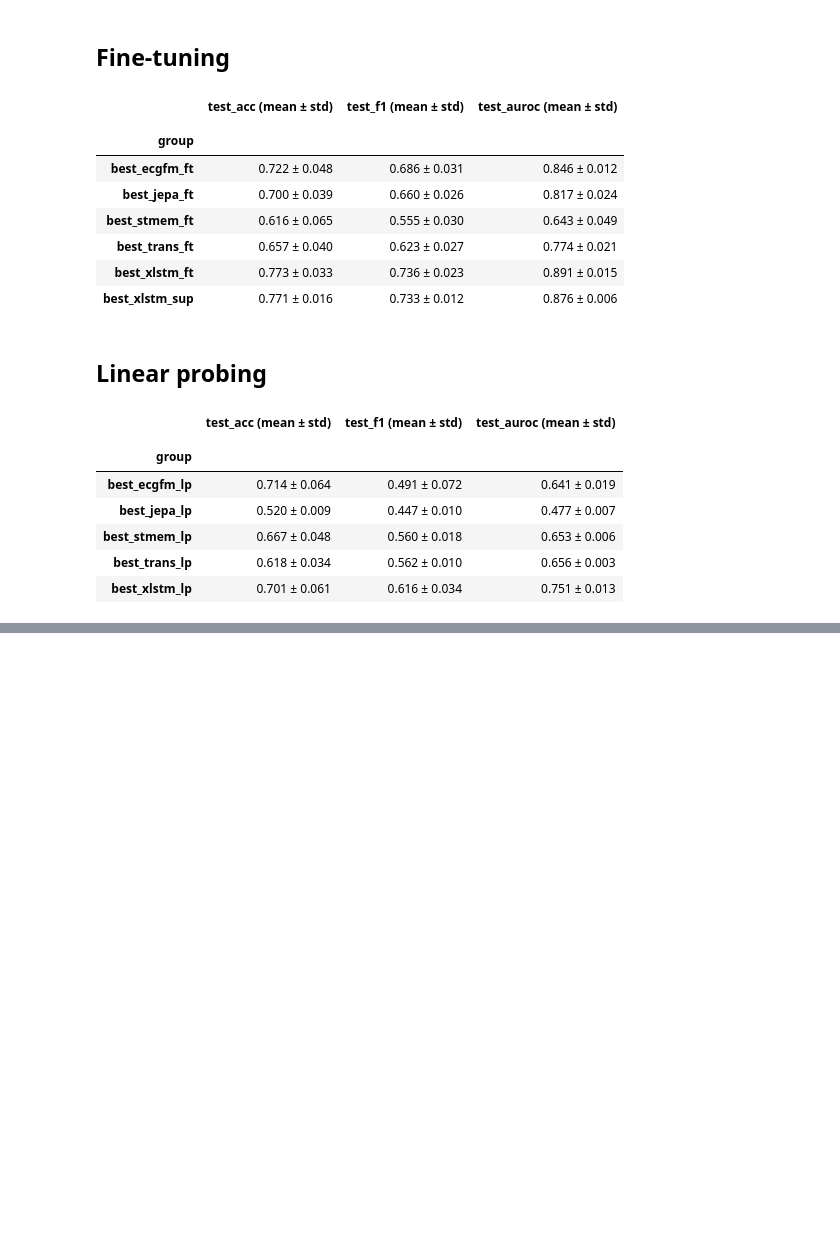
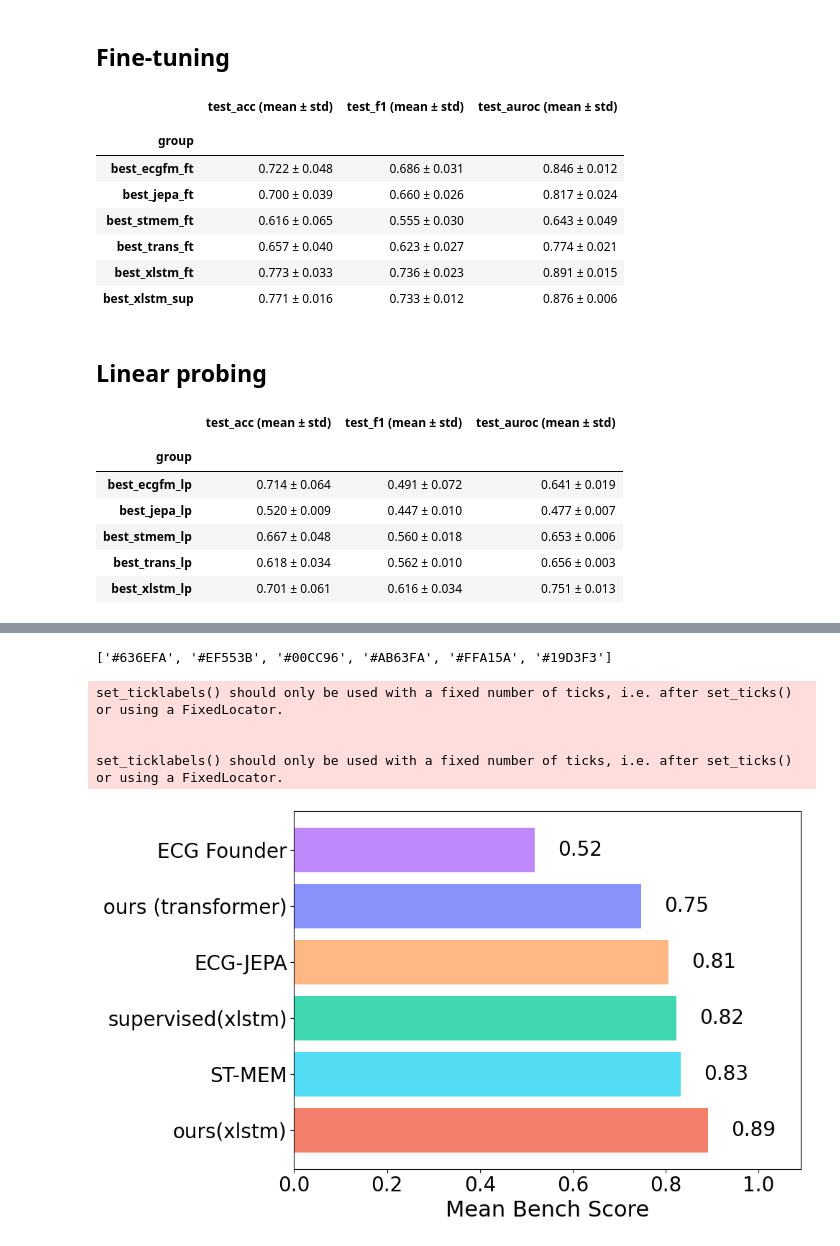
Before and after one commit to Lobster1911/bench-xecg-indian-benchmark, a Jupyter notebook: metrics.ipynb, the cells around one changed output, grey strips where cells are left out. Cells and saved outputs as stored; diff of their text form; code cells hidden in the pictures; blank space fills up the shorter version.

```diff
--- a/metrics.ipynb
+++ b/metrics.ipynb
@@ -84,12 +84,14 @@ def style_mean_column(col):
         else:
             styles.append("")
     return styles
+# %%
+ft_groups = ['best_ecgfm_ft', 'best_jepa_ft', 'best_stmem_ft', 'best_trans_ft', 'best_xlstm_ft', 'best_xlstm_sup']
 # %% [markdown]
 # PTB-XL metrics
 # %%
 metrics = ["test_acc", "test_f1", "test_auroc", "test_auprc"]
-records = get_records("train-ptbxl-diagnosis_superclass-multilabel", metrics=metrics)
-formatted_df = get_dataframe_from_records(records)
+records_ptb_xl = get_records("train-ptbxl-diagnosis_superclass-multilabel", metrics=metrics)
+formatted_df = get_dataframe_from_records(records_ptb_xl)
 # %% [markdown]
 ## Finetuning
 # %%
@@ -438,0 +602,62 @@ styled_df_ppg_lp
+# %%
+import matplotlib.pyplot as plt
+import seaborn as sns
+import numpy as np
+
+from plotly.colors import qualitative
+from matplotlib.ticker import MultipleLocator
+
+# Prepare data
+df_ranked_sorted = df_raw.copy()
+df_ranked_sorted["mean_rank"] = df_ranked_sorted.mean(axis=1)
+df_ranked_sorted = df_ranked_sorted.sort_values(by="mean_rank", ascending=True)
+
+# Set style
+# sns.set(style="whitegrid")
+
+pastel_colors = qualitative.Plotly[:len(df_ranked_sorted)]
+# convert to hex
+print(pastel_colors)
+# change indexes
+pastel_colors = [pastel_colors[i] for i in [3, 0, 4, 2, 5, 1]]
+# add some alpha for better visibility
+pastel_colors = [f"{color}c0" for color in pastel_colors]  #
+
+# Generate color gradient
+norm = plt.Normalize(df_ranked_sorted["mean_rank"].min(), df_ranked_sorted["mean_rank"].max())
+colors = pastel_colors
+
+fig, ax = plt.subplots(figsize=(10, 6))
+
+# Draw horizontal bars
+bars = ax.barh(df_ranked_sorted.index, df_ranked_sorted["mean_rank"], color=colors)
+ax.set_yticklabels(df_ranked_sorted.index, fontsize=20)
+ax.set_xticklabels([0.0, 0.2, 0.4, 0.6, 0.8, 1.0], fontsize=20)
+
+# Add labels to bars
+for i, (value, label) in enumerate(zip(df_ranked_sorted["mean_rank"], df_ranked_sorted.index)):
+    ax.text(value + 0.05, i, f"{value:.2f}", va='center', ha='left', fontsize=20, color='black')
+
+# Format plot
+ax.set_xlabel('Mean Bench Score', fontsize=22)
+#ax.set_ylabel('Method', fontsize=12)
+# ax.set_title('Mean Rank of Methods', fontsize=14, weight='bold', pad=15)
+ax.invert_yaxis()  # Highest rank at top
+ax.set_xlim([0, df_ranked_sorted["mean_rank"].max() + 0.2])  # Adjust x-axis limit
+# ax.xaxis.set_minor_locator(MultipleLocator(250))
+
+# ax.grid(True, axis='x', linestyle='--', alpha=0.7)
+# ax.set_axisbelow(True)
+
+# Remove spines
+# sns.despine(left=True, bottom=True)
+
+plt.tight_layout()
+plt.savefig("mean_rank_methods.png", dpi=300)
+# %% [output]
+['#636EFA', '#EF553B', '#00CC96', '#AB63FA', '#FFA15A', '#19D3F3']
+set_ticklabels() should only be used with a fixed number of ticks, i.e. after set_ticks() or using a FixedLocator.
+
+
+set_ticklabels() should only be used with a fixed number of ticks, i.e. after set_ticks() or using a FixedLocator.
+[figure, added]
```
Also changed, not shown: parts of 11 cells of this notebook, 7 other files.
